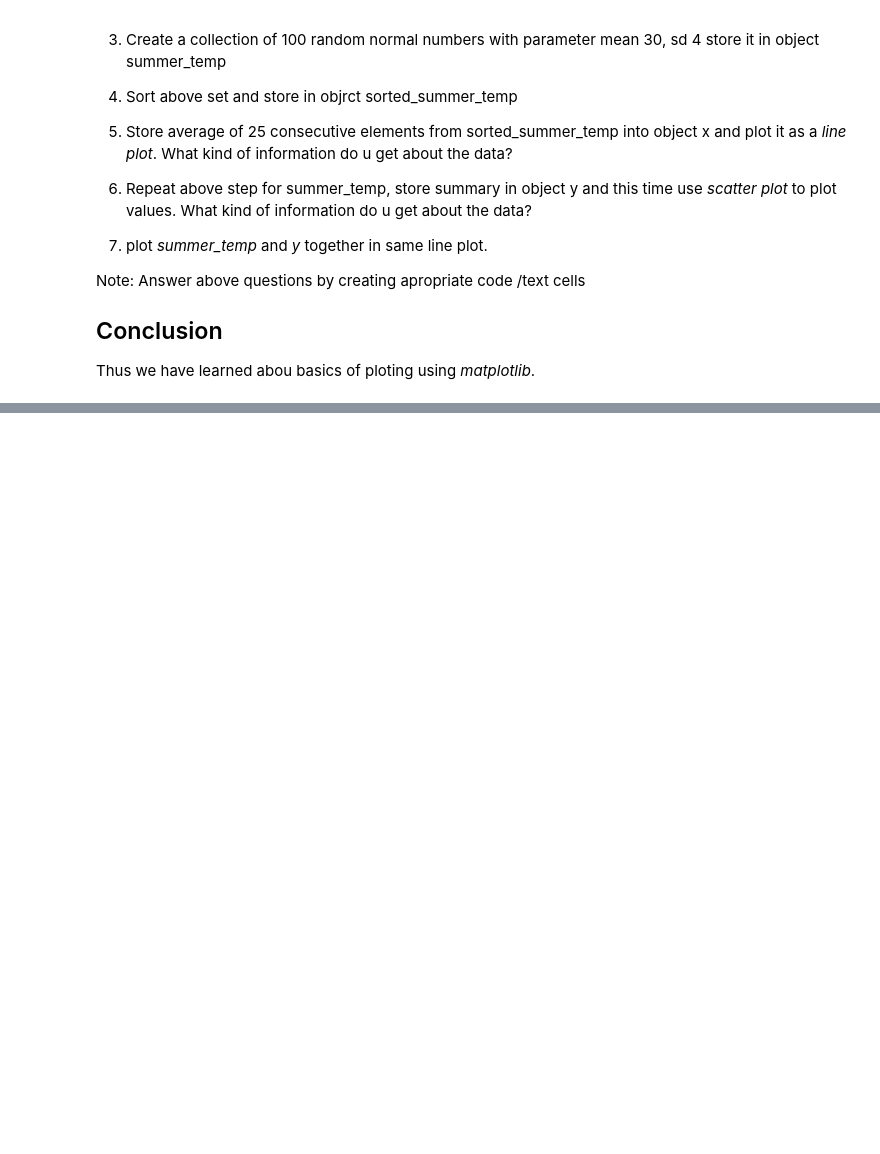
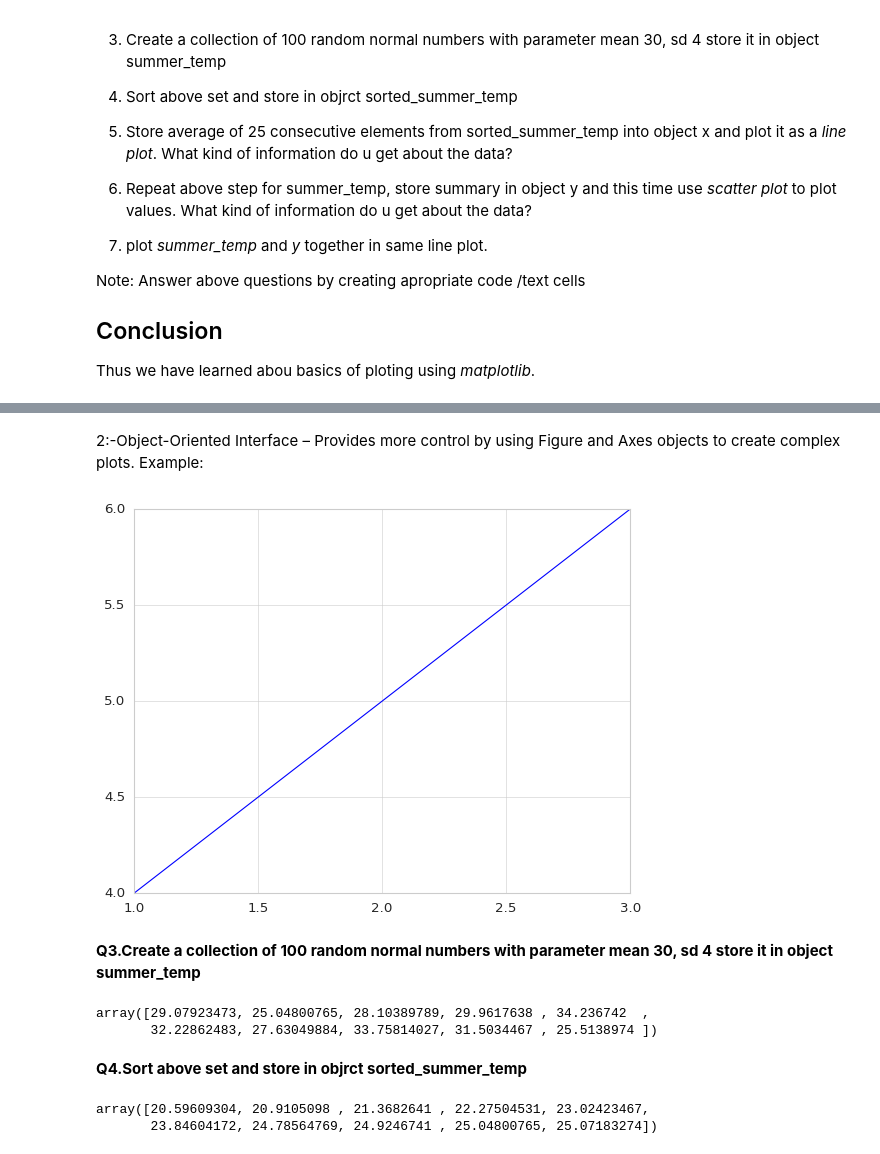
Before and after one commit to Rohan-cherkar/Devops, a Jupyter notebook: experiment03_ploting.ipynb, the cells around one changed output, grey strips where cells are left out. Cells and saved outputs as stored; diff of their text form; code cells hidden in the pictures; blank space fills up the shorter version.

```diff
--- a/experiment03_ploting.ipynb
+++ b/experiment03_ploting.ipynb
@@ -324,0 +340,31 @@ Thus we have learned abou basics of ploting using *matplotlib*.
+# %% [markdown]
+2:-Object-Oriented Interface – Provides more control by using Figure and Axes objects to create complex plots. Example:
+# %%
+import matplotlib.pyplot as plt
+fig, ax = plt.subplots()
+ax.plot([1, 2, 3], [4, 5, 6])
+plt.show()
+# %% [output]
+[figure, added]
+# %% [markdown]
+<b>Q3.Create a collection of 100 random normal numbers with parameter mean 30, sd 4 store it in object summer_temp</b>
+# %%
+# Generating 100 random numbers from a normal distribution with mean=30 and standard deviation=4
+summer_temp = np.random.normal(loc=30, scale=4, size=100)
+
+# Displaying first 10 values as a preview
+summer_temp[:10]
+# %% [output]
+array([29.07923473, 25.04800765, 28.10389789, 29.9617638 , 34.236742  ,
+       32.22862483, 27.63049884, 33.75814027, 31.5034467 , 25.5138974 ])
+# %% [markdown]
+<b>Q4.Sort above set and store in objrct sorted_summer_temp</b><br>
+# %%
+# Sorting the summer_temp array
+sorted_summer_temp = np.sort(summer_temp)
+
+# Displaying the first 10 sorted values as a preview
+sorted_summer_temp[:10]
+# %% [output]
+array([20.59609304, 20.9105098 , 21.3682641 , 22.27504531, 23.02423467,
+       23.84604172, 24.78564769, 24.9246741 , 25.04800765, 25.07183274])
```
Also changed, not shown: parts of 9 cells of this notebook.
